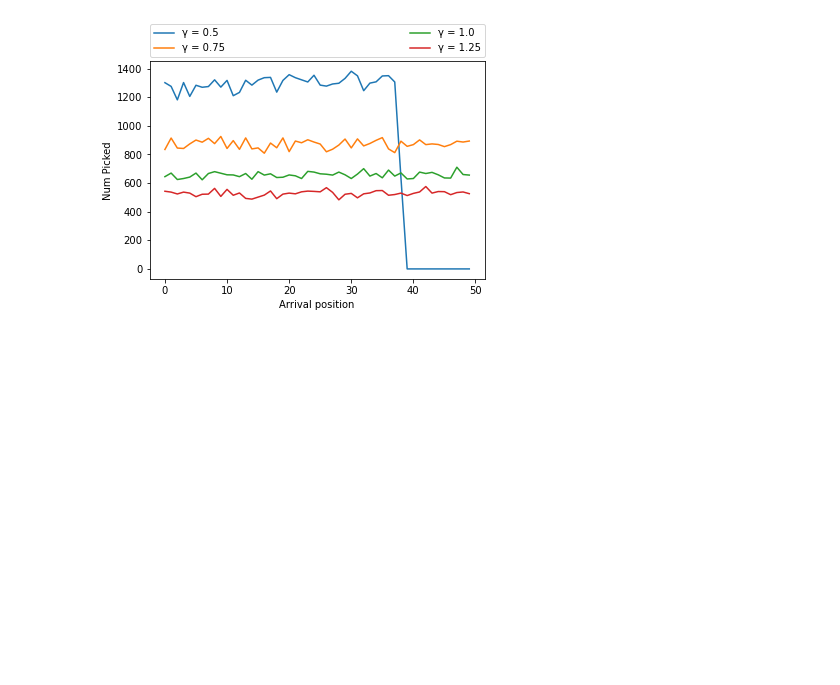
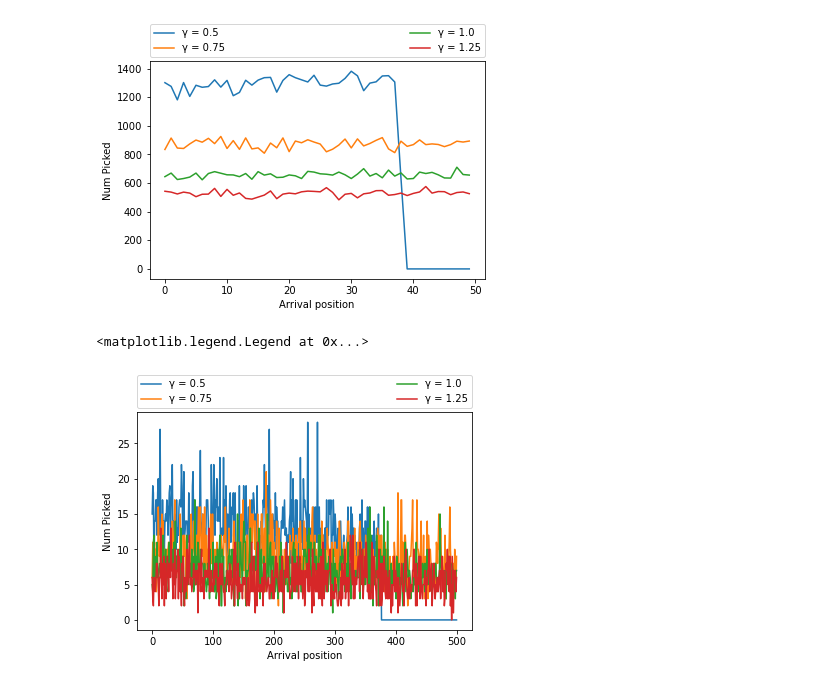
Before and after one commit to pimpraat/FACT-Ai, a Jupyter notebook: python implementation/prophet/prophet_extension.ipynb, the cells around one changed output. Drawn from its saved outputs; the diff is of its cells as text; code cells hidden in the pictures; blank space fills up the shorter version.

```diff
--- a/python implementation/prophet/prophet_extension.ipynb
+++ b/python implementation/prophet/prophet_extension.ipynb
@@ -117,21 +119,24 @@ dfi.export(df, "images/extenstionFairIID_table_uniform.png")
 # %%
 #Fair IID prophet Binomial distribution
 df = pd.DataFrame(columns=['epsilon', 'None rate', "Mean value (None=0)", "Mean value (excluding None)"])
 for param in np.arange(0.5, 1.5, .25):
     nonerate, avg_include, avg_exclude, chosen_positions = runExperimentExtended(algorithm="FairIIDProphet",
                                                                                  N_experimentReps=5000,
                                                                                  distribution_type="binomial",
                                                                                  n_candidates=500,
                                                                                  epsilon=param
                                                                                 )
 
     a_series = pd.Series([param,nonerate,avg_include,avg_exclude], index = df.columns)
     df = df.append(a_series, ignore_index=True)
-    plt.plot(range(0,100), chosen_positions, label= str("γ = " + str(param)))
+    plt.plot(range(0,500), chosen_positions, label= str("γ = " + str(param)))
 
 plt.xlabel("Arrival position")
 plt.ylabel("Num Picked")
 plt.legend(bbox_to_anchor=(0,1.02,1,0.2), loc="lower left",
                 mode="expand", borderaxespad=0, ncol=2)
 # plt.savefig("images/extensionFairIID_table_binomial.png")
 # dfi.export(df, "images/extenstionFairIID_table_binomial.png")
+# %% [output]
+<matplotlib.legend.Legend at 0x...>
+[figure, added]
```
Also changed, not shown: parts of 1 cell of this notebook, 10 other files.
